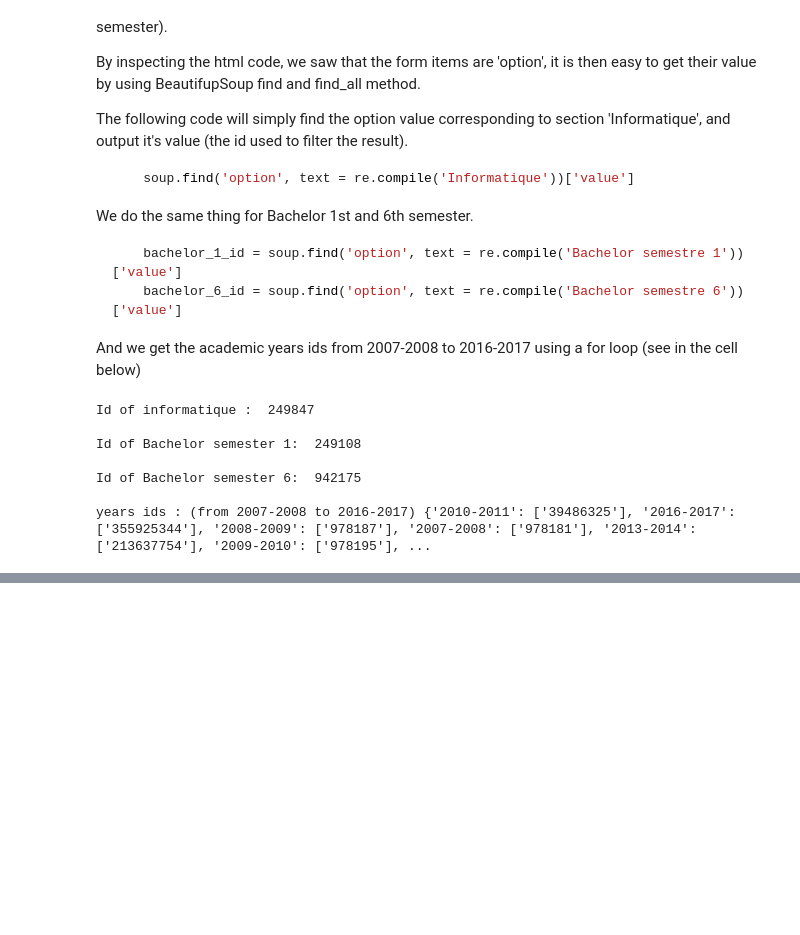
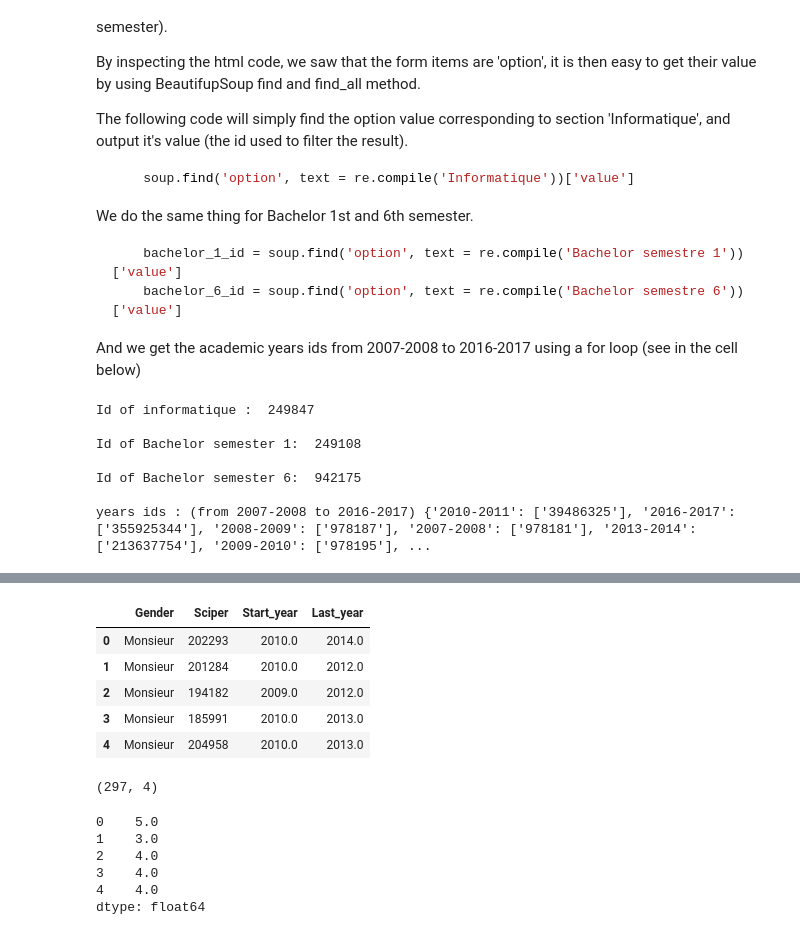
Before and after one commit to nathanquinteiro/ADA-Homework, a Jupyter notebook: 02 - Data from the Web/Data from the Web (benoit).ipynb, the cells around one changed output, grey strips where cells are left out. Cells and saved outputs as stored; diff of their text form; code cells hidden in the pictures; blank space fills up the shorter version.

```diff
--- a/02 - Data from the Web/Data from the Web (benoit).ipynb
+++ b/02 - Data from the Web/Data from the Web (benoit).ipynb
@@ -244,0 +262,24 @@ concat?
+# %%
+bachelor_survivors = pd.merge(bch1_final, bch6_final, how='inner', on=['Gender','Sciper'])
+bachelor_survivors.head()
+# %% [output]
+|  | Gender | Sciper | Start_year | Last_year |
+| 0 | Monsieur | 202293 | 2010.0 | 2014.0 |
+| 1 | Monsieur | 201284 | 2010.0 | 2012.0 |
+| 2 | Monsieur | 194182 | 2009.0 | 2012.0 |
+| 3 | Monsieur | 185991 | 2010.0 | 2013.0 |
+| 4 | Monsieur | 204958 | 2010.0 | 2013.0 |
+# %%
+bachelor_survivors.shape
+# %% [output]
+(297, 4)
+# %%
+bachelor_duration = bachelor_survivors.Last_year - bachelor_survivors.Start_year + 1
+bachelor_duration.head()
+# %% [output]
+0    5.0
+1    3.0
+2    4.0
+3    4.0
+4    4.0
+dtype: float64
```
Also changed, not shown: parts of 27 cells of this notebook.
